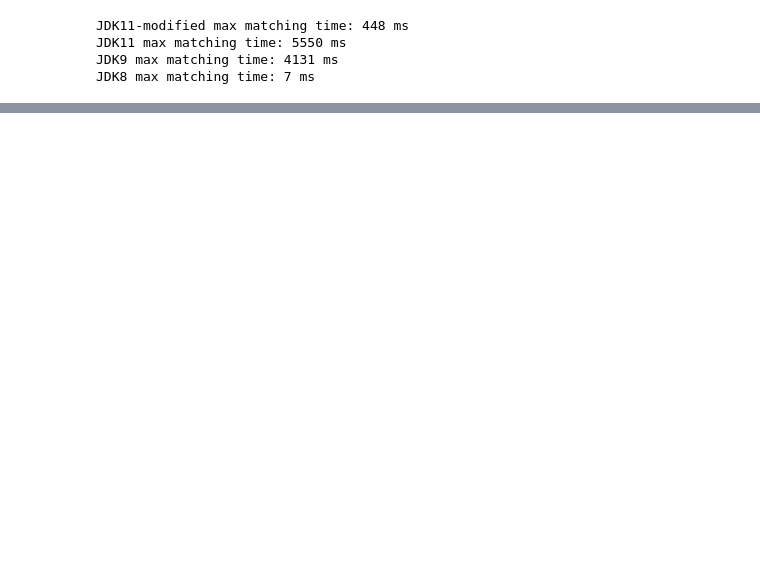
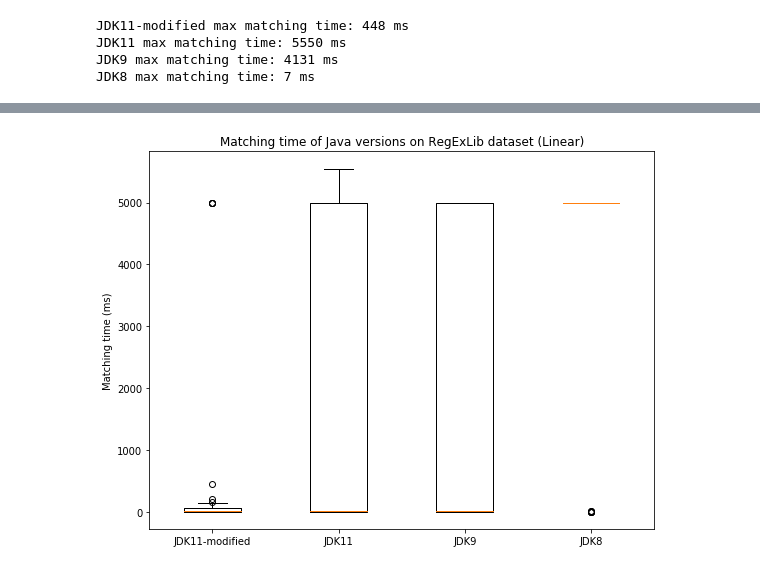
Before and after one commit to steynvl/java-regex-engine-analysis, a Jupyter notebook: benchmarks/plot_data.ipynb, the cells around one changed output, grey strips where cells are left out. Saved outputs shown, nothing was run; the diff lists cells and outputs as text; code cells hidden in the pictures; blank space fills up the shorter version.

```diff
--- a/benchmarks/plot_data.ipynb
+++ b/benchmarks/plot_data.ipynb
@@ -141,0 +154,5 @@ plt.show()
+# %%
+fig, axes = plt.subplots(figsize=(8,6))
+plot(fig, axes, 'Matching time of Java versions on RegExLib dataset (Linear)', 'linear')
+# %% [output]
+[figure, added]
```
Also changed, not shown: parts of 5 cells of this notebook.
